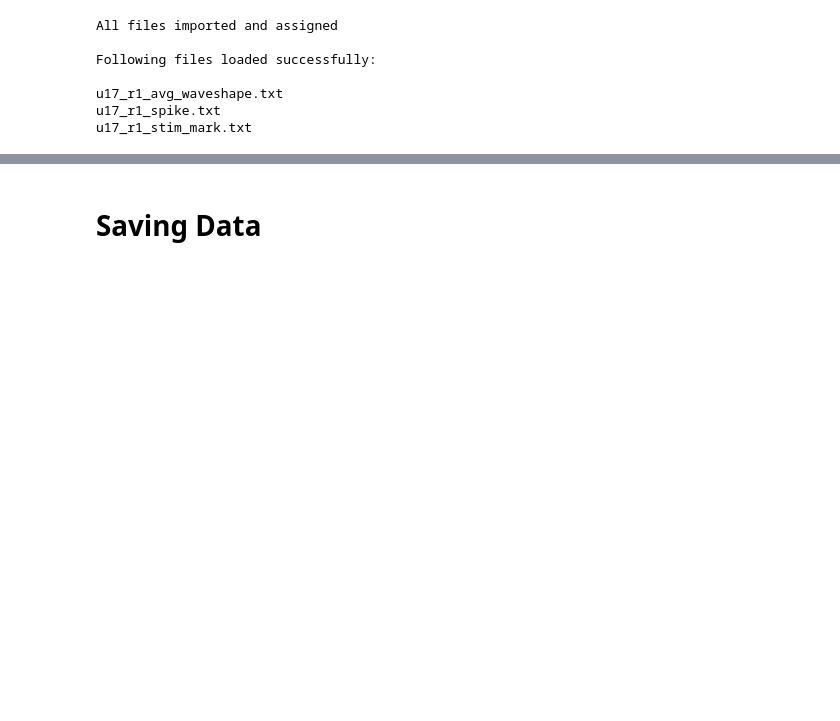
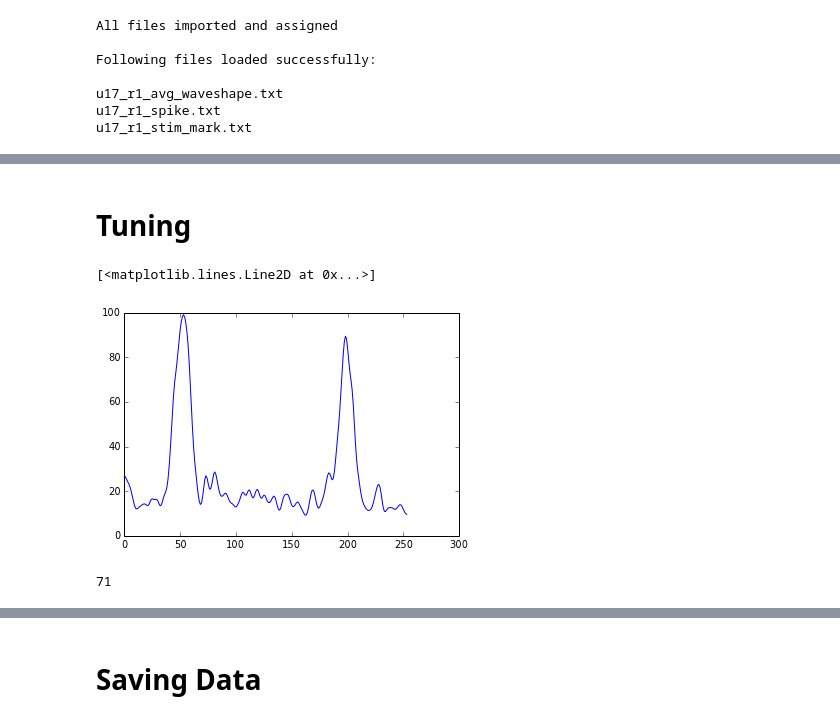
Before and after one commit to maegul/zeus, a Jupyter notebook: zeus_beta_test.ipynb, the cells around one changed output, grey strips where cells are left out. Cells and saved outputs as stored; diff of their text form; code cells hidden in the pictures; blank space fills up the shorter version.

```diff
--- a/zeus_beta_test.ipynb
+++ b/zeus_beta_test.ipynb
@@ -127,0 +145,12 @@ Improvements - make the condition name passing more automated in the 'conditions
+# %% [markdown]
+# Tuning
+# %%
+plt.plot(test.spike_dens_func[0] / test.parameters['bin_width'])
+# %% [output]
+[<matplotlib.lines.Line2D at 0x...>]
+[figure, added]
+# %%
+half = test.spike_dens_func.shape[1]/2
+np.argmax(test.spike_dens_func[0, half:])
+# %% [output]
+71
```
Also changed, not shown: parts of 24 cells of this notebook, 2 other files.
